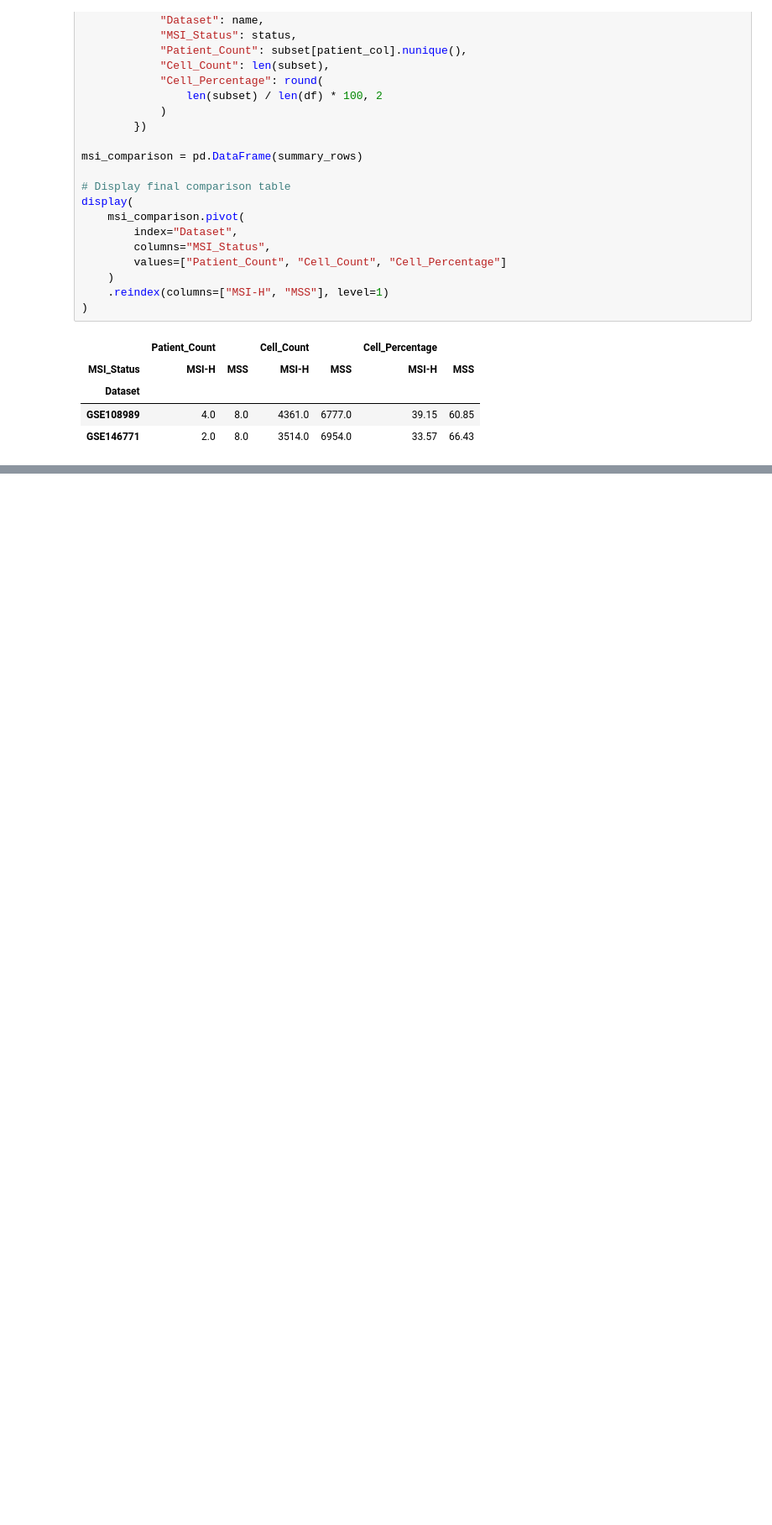
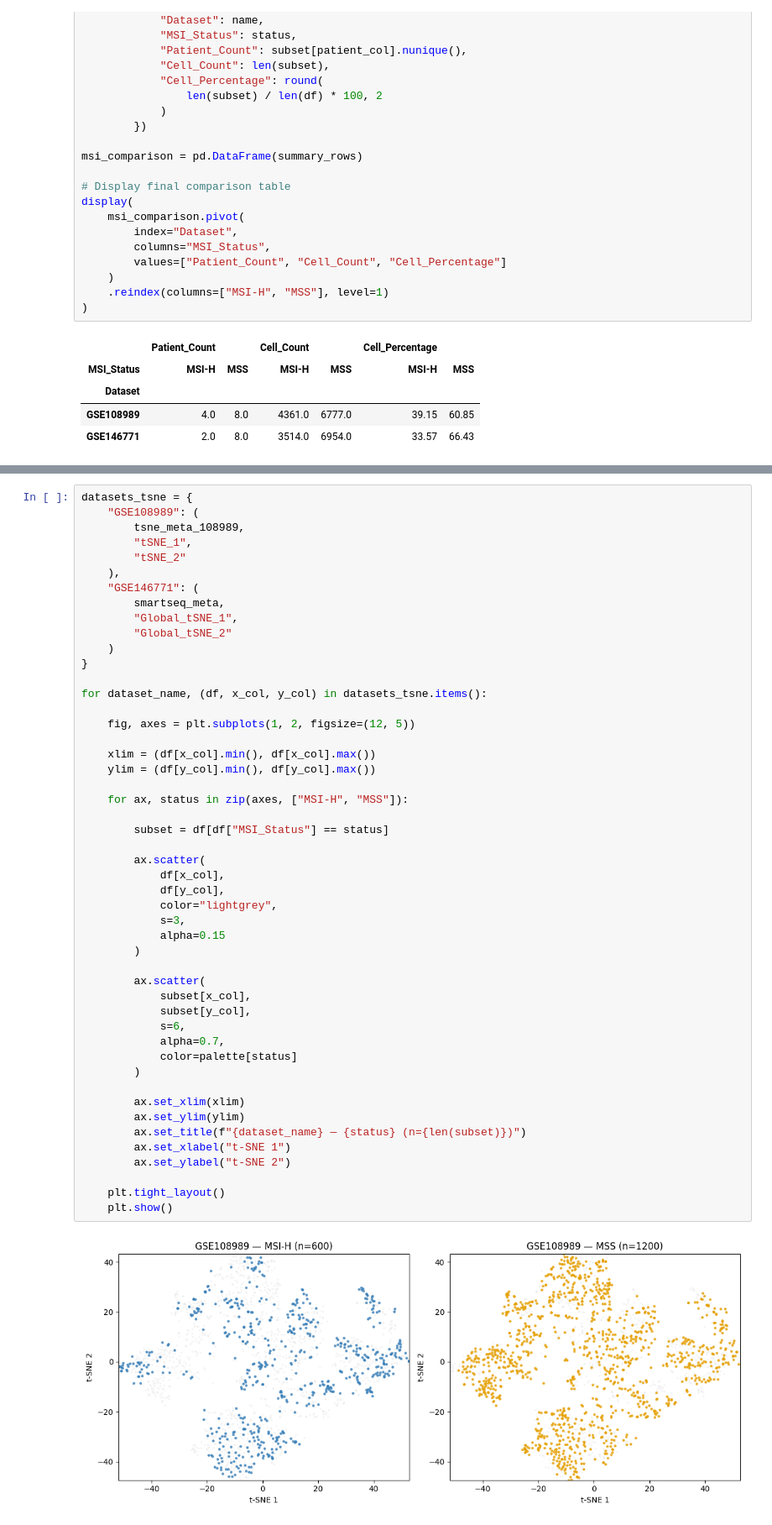
Before and after one commit to Sernasr/crc-singlecell-analysis, a Jupyter notebook: notebooks/dataset_exploration.ipynb, the cells around one changed output, grey strips where cells are left out. Shown at 84% size. Drawn from its saved outputs; the diff is of its cells as text; blank space fills up the shorter version.

```diff
--- a/notebooks/dataset_exploration.ipynb
+++ b/notebooks/dataset_exploration.ipynb
@@ -1033,0 +1186,51 @@ display(
+# %%
+datasets_tsne = {
+    "GSE108989": (
+        tsne_meta_108989,
+        "tSNE_1",
+        "tSNE_2"
+    ),
+    "GSE146771": (
+        smartseq_meta,
+        "Global_tSNE_1",
+        "Global_tSNE_2"
+    )
+}
+
+for dataset_name, (df, x_col, y_col) in datasets_tsne.items():
+
+    fig, axes = plt.subplots(1, 2, figsize=(12, 5))
+
+    xlim = (df[x_col].min(), df[x_col].max())
+    ylim = (df[y_col].min(), df[y_col].max())
+
+    for ax, status in zip(axes, ["MSI-H", "MSS"]):
+
+        subset = df[df["MSI_Status"] == status]
+
+        ax.scatter(
+            df[x_col],
+            df[y_col],
+            color="lightgrey",
+            s=3,
+            alpha=0.15
+        )
+
+        ax.scatter(
+            subset[x_col],
+            subset[y_col],
+            s=6,
+            alpha=0.7,
+            color=palette[status]
+        )
+
+        ax.set_xlim(xlim)
+        ax.set_ylim(ylim)
+        ax.set_title(f"{dataset_name} — {status} (n={len(subset)})")
+        ax.set_xlabel("t-SNE 1")
+        ax.set_ylabel("t-SNE 2")
+
+    plt.tight_layout()
+    plt.show()
+# %% [output]
+[figure, added]
```
Also changed, not shown: parts of 17 cells of this notebook.
